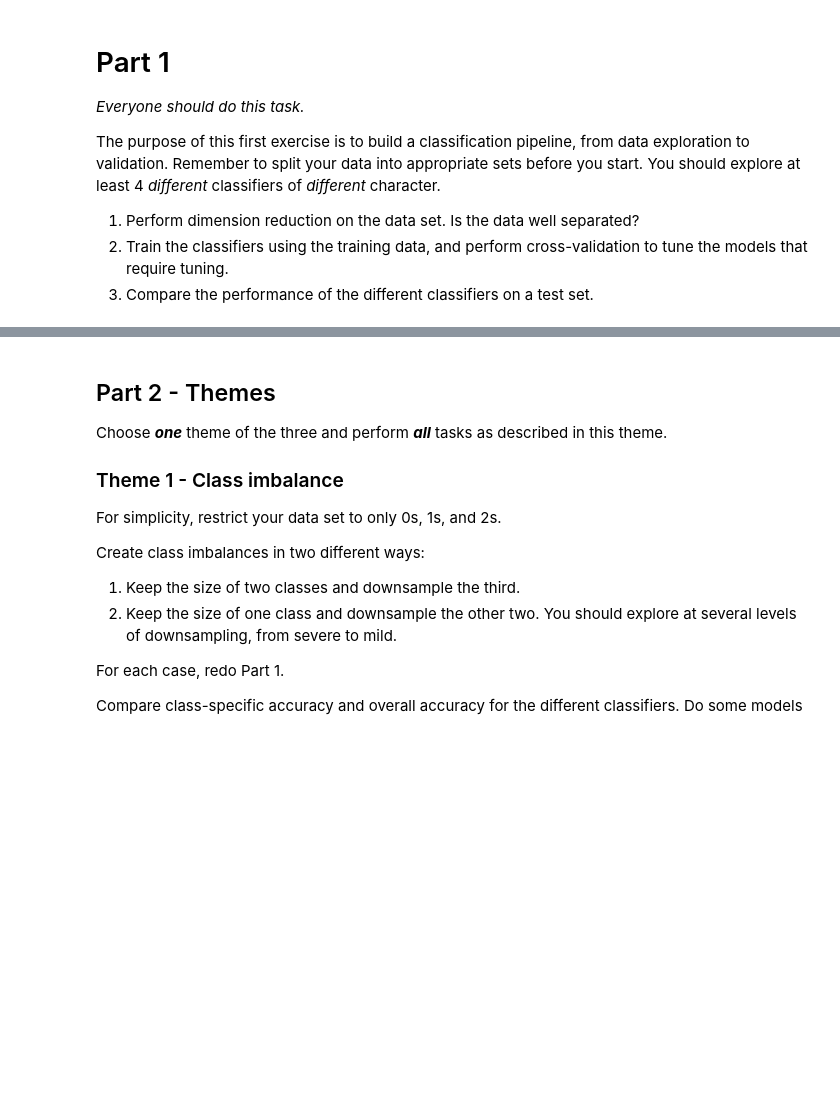
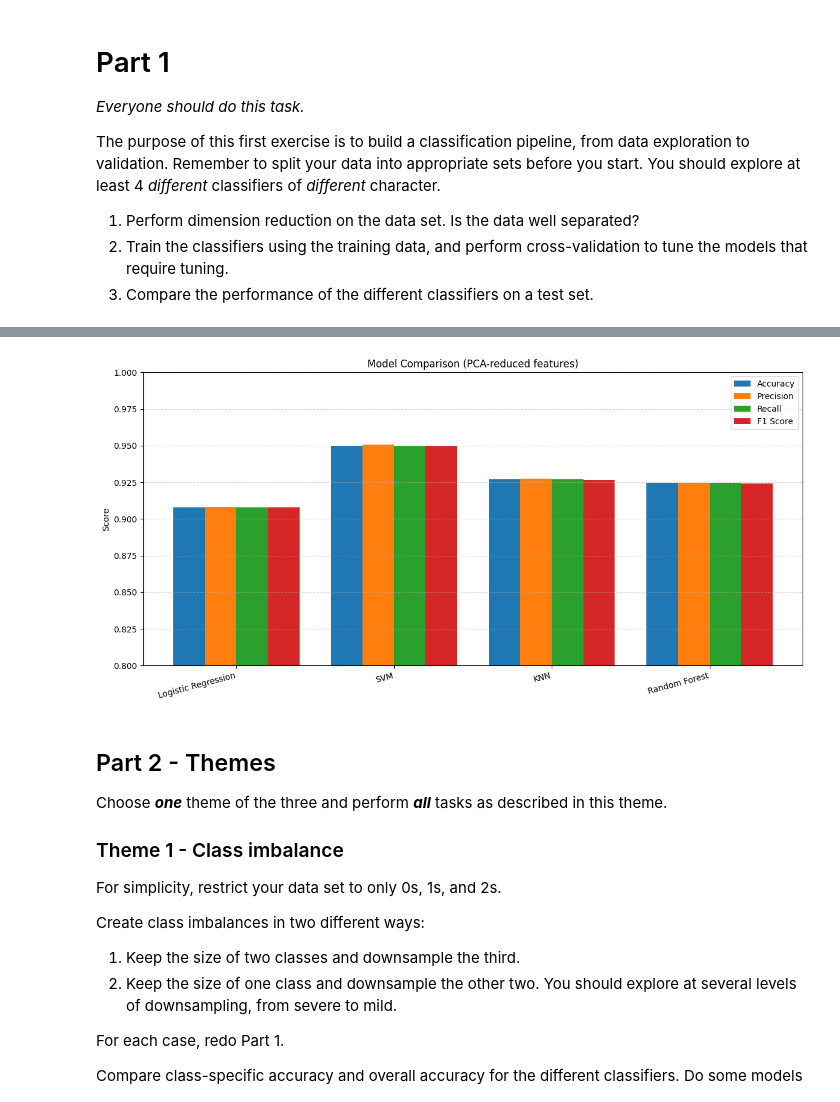
Before and after one commit to Jacob-sandstrom/MVE441-Statistical-learning-for-big-data, a Jupyter notebook: Project 1/project1Py.ipynb, the cells around one changed output, grey strips where cells are left out. Cells and saved outputs as stored; diff of their text form; code cells hidden in the pictures; blank space fills up the shorter version.

```diff
--- a/Project 1/project1Py.ipynb
+++ b/Project 1/project1Py.ipynb
@@ -130,0 +171,7 @@ You should explore at least 4 *different* classifiers of *different* character.
+# %%
+pca = PCA(n_components=100)
+X_pca = pca.fit_transform(X_scaled)
+
+X_train, X_test, y_train, y_test = train_test_split(
+    X_pca, labels, test_size=0.2, random_state=42, stratify=labels
+)
@@ -130,0 +212,11 @@ You should explore at least 4 *different* classifiers of *different* character.
+# %%
+tuned_models = {
+    "SVM":           svm_cv.best_estimator_,
+    "KNN":           knn_cv.best_estimator_,
+    "Random Forest": rf_cv.best_estimator_,
+}
+
+for name, clf in tuned_models.items():
+    y_pred = clf.predict(X_test)
+    print(f"\n--- {name} ---")
+    print(classification_report(y_test, y_pred))
@@ -131,3 +241,51 @@ You should explore at least 4 *different* classifiers of *different* character.
+# %%
+from sklearn.metrics import accuracy_score, precision_score, recall_score, f1_score
+
+# --- Collect metrics for each model ---
+model_names = []
+accuracies = []
+precisions = []
+recalls = []
+f1_scores = []
+
+all_models = {
+    "Logistic Regression": LogisticRegression(max_iter=1000).fit(X_train, y_train),
+    "SVM":           svm_cv.best_estimator_,
+    "KNN":           knn_cv.best_estimator_,
+    "Random Forest": rf_cv.best_estimator_,
+}
+
+for name, clf in all_models.items():
+    y_pred = clf.predict(X_test)
+    model_names.append(name)
+    accuracies.append(accuracy_score(y_test, y_pred))
+    precisions.append(precision_score(y_test, y_pred, average="weighted"))
+    recalls.append(recall_score(y_test, y_pred, average="weighted"))
+    f1_scores.append(f1_score(y_test, y_pred, average="weighted"))
+
+# --- Plot ---
+x = np.arange(len(model_names))
+width = 0.2
+
+fig, ax = plt.subplots(figsize=(12, 6))
+
+ax.bar(x - 1.5*width, accuracies,  width, label="Accuracy")
+ax.bar(x - 0.5*width, precisions,  width, label="Precision")
+ax.bar(x + 0.5*width, recalls,     width, label="Recall")
+ax.bar(x + 1.5*width, f1_scores,   width, label="F1 Score")
+
+ax.set_xticks(x)
+ax.set_xticklabels(model_names, rotation=15, ha="right")
+ax.set_ylim(0.8, 1.0)   # Adjust if your scores are lower
+ax.set_ylabel("Score")
+ax.set_title("Model Comparison (PCA-reduced features)")
+ax.legend()
+ax.grid(axis="y", linestyle="--", alpha=0.5)
+
+plt.tight_layout()
+plt.show()
+# %% [output]
+[figure, added]
 # %% [markdown]
 ## Part 2 - Themes
 Choose ***one*** theme of the three and perform ***all*** tasks as described in this theme.
```
Also changed, not shown: parts of 12 cells of this notebook.
